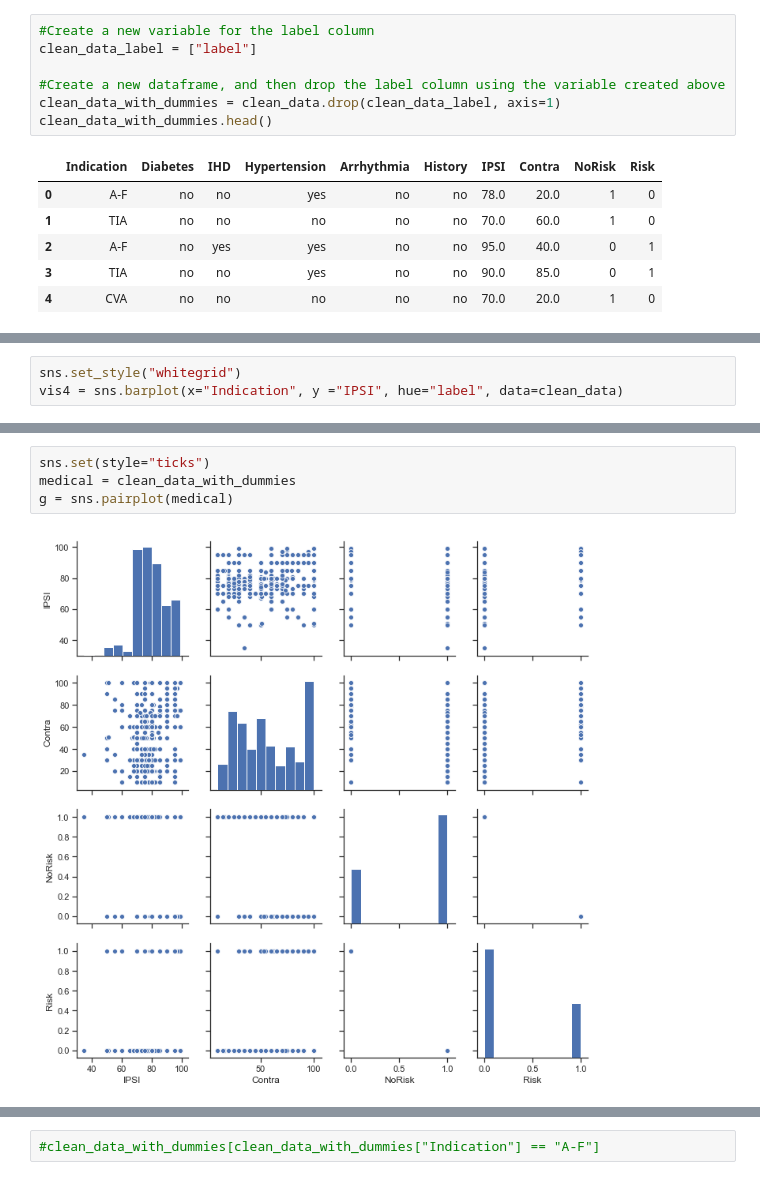
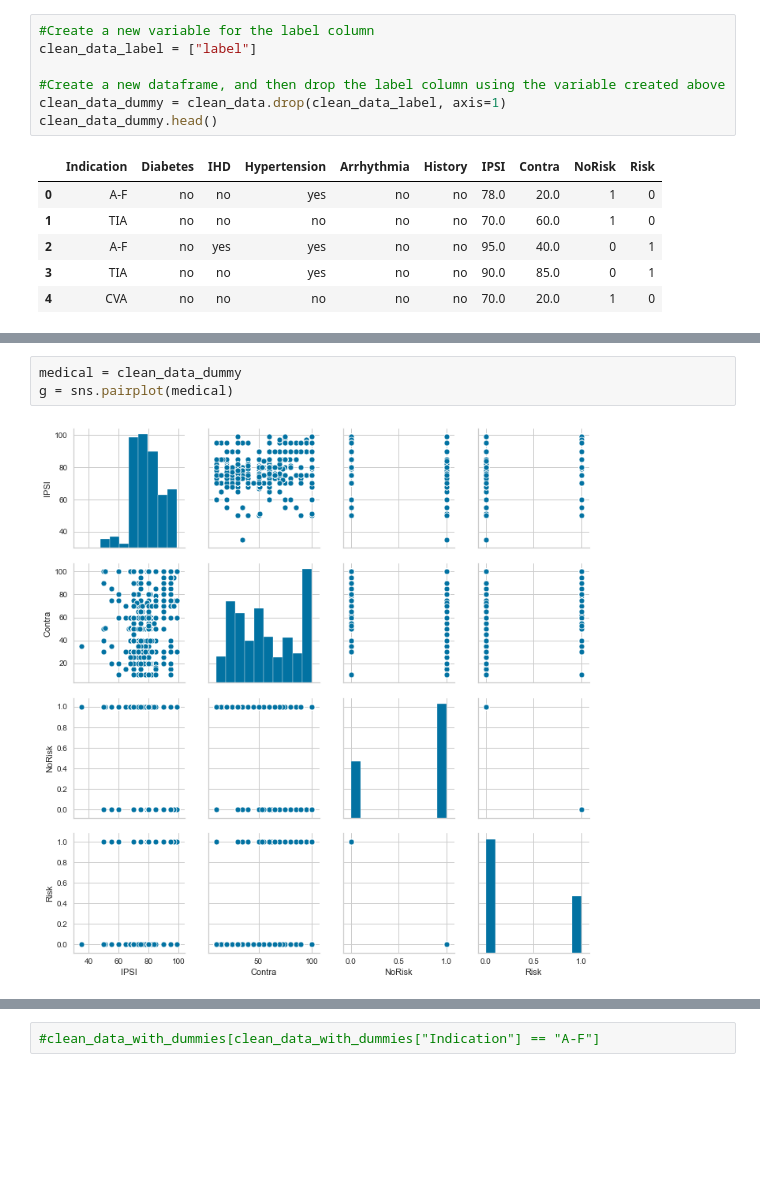
Before and after one commit to bdavis9725/Medical-Data-Mining, a Jupyter notebook: DataMiningACW.ipynb, the cells around one changed output, grey strips where cells are left out. Drawn from its saved outputs; the diff is of its cells as text; blank space fills up the shorter version.

```diff
--- a/DataMiningACW.ipynb
+++ b/DataMiningACW.ipynb
@@ -269,8 +284,8 @@ This presents a small problem of duplication, for the time being a new table can
 clean_data_label = ["label"]
 
 #Create a new dataframe, and then drop the label column using the variable created above
-clean_data_with_dummies = clean_data.drop(clean_data_label, axis=1)
-clean_data_with_dummies.head()
+clean_data_dummy = clean_data.drop(clean_data_label, axis=1)
+clean_data_dummy.head()
 # %% [output]
 |  | Indication | Diabetes | IHD | Hypertension | Arrhythmia | History | IPSI | Contra | NoRisk | Risk |
 | 0 | A-F | no | no | yes | no | no | 78.0 | 20.0 | 1 | 0 |
@@ -286,3 +302,0 @@ vis3 = sns.barplot(x="Indication", y ="Contra", hue="label", data=clean_data)
-# %%
-sns.set_style("whitegrid")
-vis4 = sns.barplot(x="Indication", y ="IPSI", hue="label", data=clean_data)
@@ -302,9 +314,8 @@ clean_data_with_dummies.groupby(["Indication", "Risk", "NoRisk"]).mean()
 | TIA | 0 | 1 | 73.669753 | 46.595679 |
 |  | 1 | 0 | 85.375000 | 85.625000 |
 # %%
-sns.set(style="ticks")
-medical = clean_data_with_dummies
+medical = clean_data_dummy
 g = sns.pairplot(medical)
 # %% [output]
-[figure, old version]
+[figure, new version]
 # %%
```
Also changed, not shown: parts of 40 cells of this notebook.
